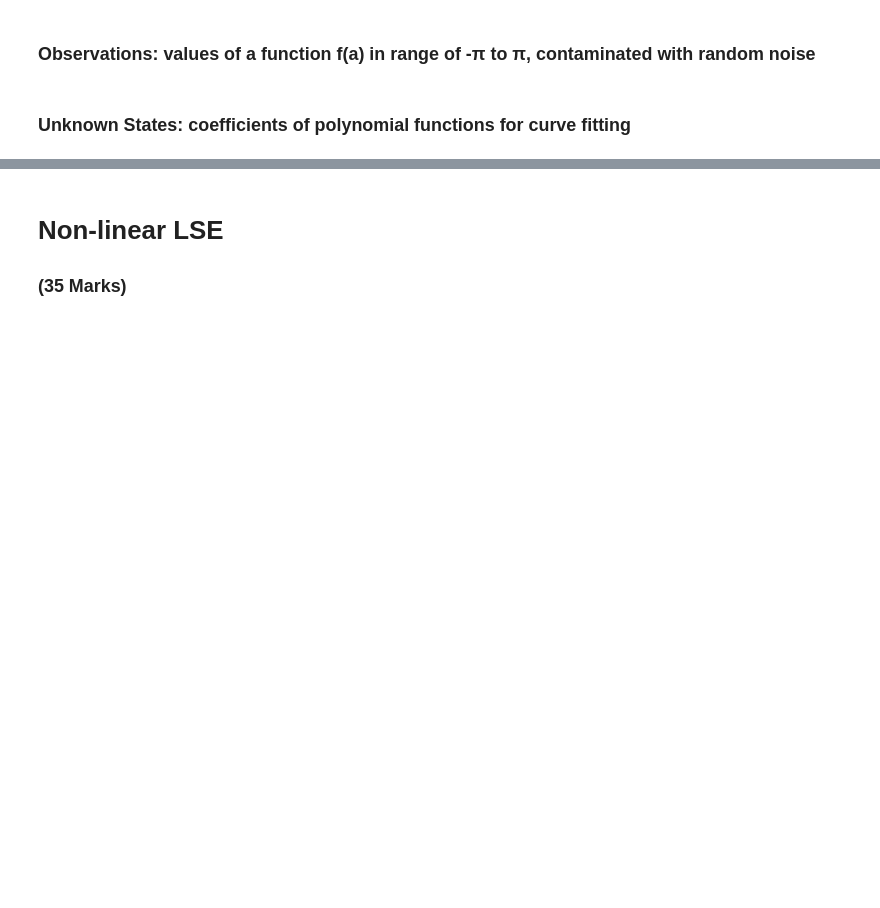
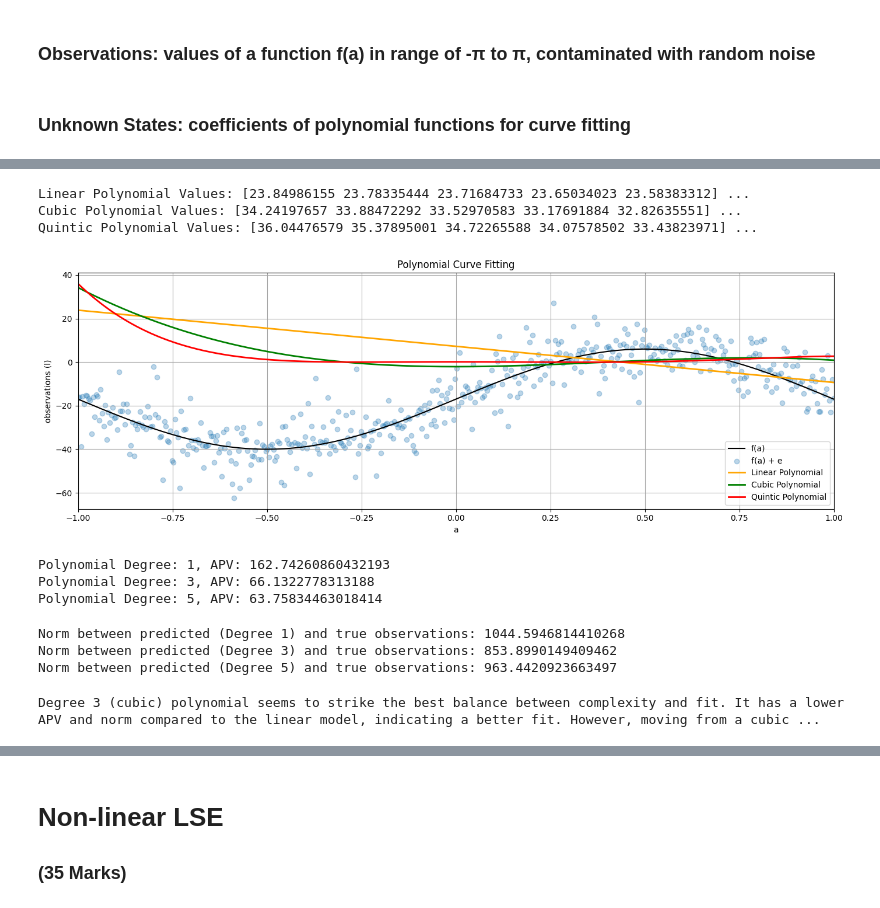
Before and after one commit to mahweerkumar/engg680_2024_fall, a Jupyter notebook: Lab_Assignment2/Assignment2 (1).ipynb, the cells around one changed output, grey strips where cells are left out. Saved outputs shown, nothing was run; the diff lists cells and outputs as text; code cells hidden in the pictures; blank space fills up the shorter version.

```diff
--- a/Lab_Assignment2/Assignment2 (1).ipynb
+++ b/Lab_Assignment2/Assignment2 (1).ipynb
@@ -112,20 +188,39 @@ def fit_polynomial_curve(a: np.ndarray, l: np.ndarray, P: np.ndarray, deg: int)
 # use the estimated coefficients x and constants array a, construct polynomial functions for each degree
 # hint: use polyval function from numpy library (check input argument carefully)
 # (1 marks)
+coefficients_degree_1 = np.array([-16.59352348,  7.25633807])
+coefficients_degree_3 = np.array([-16.72496774,  19.63961372, 0.03979476, -2.08281013])
+coefficients_degree_5 = np.array([-1.65770980e+01,  2.28207004e+01, -1.09433276e-01, -3.58096979e+00, 1.75697706e-02,  1.36073672e-01])
+line_uw = np.polyval(coefficients_degree_1, a)
+cubic_uw = np.polyval(coefficients_degree_3, a)
+quintic_uw = np.polyval(coefficients_degree_5, a)
 
-line_uw = #...
-cubic_uw = #...
-quintic_uw = #...
+print("Linear Polynomial Values:", line_uw[:5], "...")
+print("Cubic Polynomial Values:", cubic_uw[:5], "...")
+print("Quintic Polynomial Values:", quintic_uw[:5], "...")
+# %% [output]
+Linear Polynomial Values: [23.84986155 23.78335444 23.71684733 23.65034023 23.58383312] ...
+Cubic Polynomial Values: [34.24197657 33.88472292 33.52970583 33.17691884 32.82635551] ...
+Quintic Polynomial Values: [36.04476579 35.37895001 34.72265588 34.07578502 33.43823971] ...
 # %%
 # step 8
 # use the matplotlib to plot each polynomial function, noisy observations l, true observations l_true, together in one single figure
 # for the polynomials of line, cubic and quintic, use color of orange, green and red respectively.
 # (2 marks)
 
 fig, ax = plt.subplots(nrows=1, ncols=1, figsize=(14, 5))
-# ...
-
-
+ax.plot(a, l_true, label="f(a)", color='k')
+ax.scatter(a, l, label="f(a) + e", color='tab:blue', marker='o', alpha=0.3)
+plt.plot(a, line_uw, label='Linear Polynomial', color='orange', linewidth=2)
+plt.plot(a, cubic_uw, label='Cubic Polynomial', color='green', linewidth=2)
+plt.plot(a, quintic_uw, label='Quintic Polynomial', color='red', linewidth=2)
+ax.set_xlim(-1, 1)
+ax.set_xlabel('a')
+ax.set_ylabel('observations (l)')
+plt.title('Polynomial Curve Fitting')
+plt.legend()
 ax.grid(True, which='both',ls='-',color='0.65')
-
 fig.tight_layout()
+plt.show()
+# %% [output]
+[figure, added]
@@ -147,3 +227,41 @@ fig.tight_layout()
+# %%
+# step 9
+# print the a posterier variance factor for each polynomial function
+# (3 marks)
+x_deg_1, cov_x_deg_1, apv_deg_1, v_deg_1 = fit_polynomial_curve(a, l, P, deg=1)
+print(f"Polynomial Degree: 1, APV: {apv_deg_1}")
+x_deg_3, cov_x_deg_3, apv_deg_3, v_deg_3 = fit_polynomial_curve(a, l, P, deg=3)
+print(f"Polynomial Degree: 3, APV: {apv_deg_3}")
+x_deg_5, cov_x_deg_5, apv_deg_5, v_deg_5 = fit_polynomial_curve(a, l, P, deg=5)
+print(f"Polynomial Degree: 5, APV: {apv_deg_5}")
+# %% [output]
+Polynomial Degree: 1, APV: 162.74260860432193
+Polynomial Degree: 3, APV: 66.1322778313188
+Polynomial Degree: 5, APV: 63.75834463018414
+# %%
+# step 10
+# compute and print the norm between the predicted observations (output from each polynomial function) and the true observations
+# (3 marks)
+predicted_deg_1 = np.polyval(x_deg_1, a)
+norm_deg_1 = np.linalg.norm(predicted_deg_1 - l_true)
+print(f"Norm between predicted (Degree 1) and true observations: {norm_deg_1}")
+predicted_deg_3 = np.polyval(x_deg_3, a)
+norm_deg_3 = np.linalg.norm(predicted_deg_3 - l_true)
+print(f"Norm between predicted (Degree 3) and true observations: {norm_deg_3}")
+predicted_deg_5 = np.polyval(x_deg_5, a)
+norm_deg_5 = np.linalg.norm(predicted_deg_5 - l_true)
+print(f"Norm between predicted (Degree 5) and true observations: {norm_deg_5}")
+# %% [output]
+Norm between predicted (Degree 1) and true observations: 1044.5946814410268
+Norm between predicted (Degree 3) and true observations: 853.8990149409462
+Norm between predicted (Degree 5) and true observations: 963.4420923663497
+# %%
+# step 11
+# comment on the results of a posterier variance factor and norm, what pattern do you observe
+# (2 marks)
+print(f"Degree 3 (cubic) polynomial seems to strike the best balance between complexity and fit. It has a lower APV and norm compared to the linear model, indicating a better fit. However, moving from a cubic to a quintic polynomial shows diminishing returns, as the APV only improves slightly, and the norm actually increases, suggesting that overfitting may be occurring.")
+# %% [output]
+Degree 3 (cubic) polynomial seems to strike the best balance between complexity and fit. It has a lower APV and norm compared to the linear model, indicating a better fit. However, moving from a cubic ...
 # %%
 # step 12
 # now, let's define the P matrix with the proper weights of observation
```
Also changed, not shown: parts of 17 cells of this notebook.
